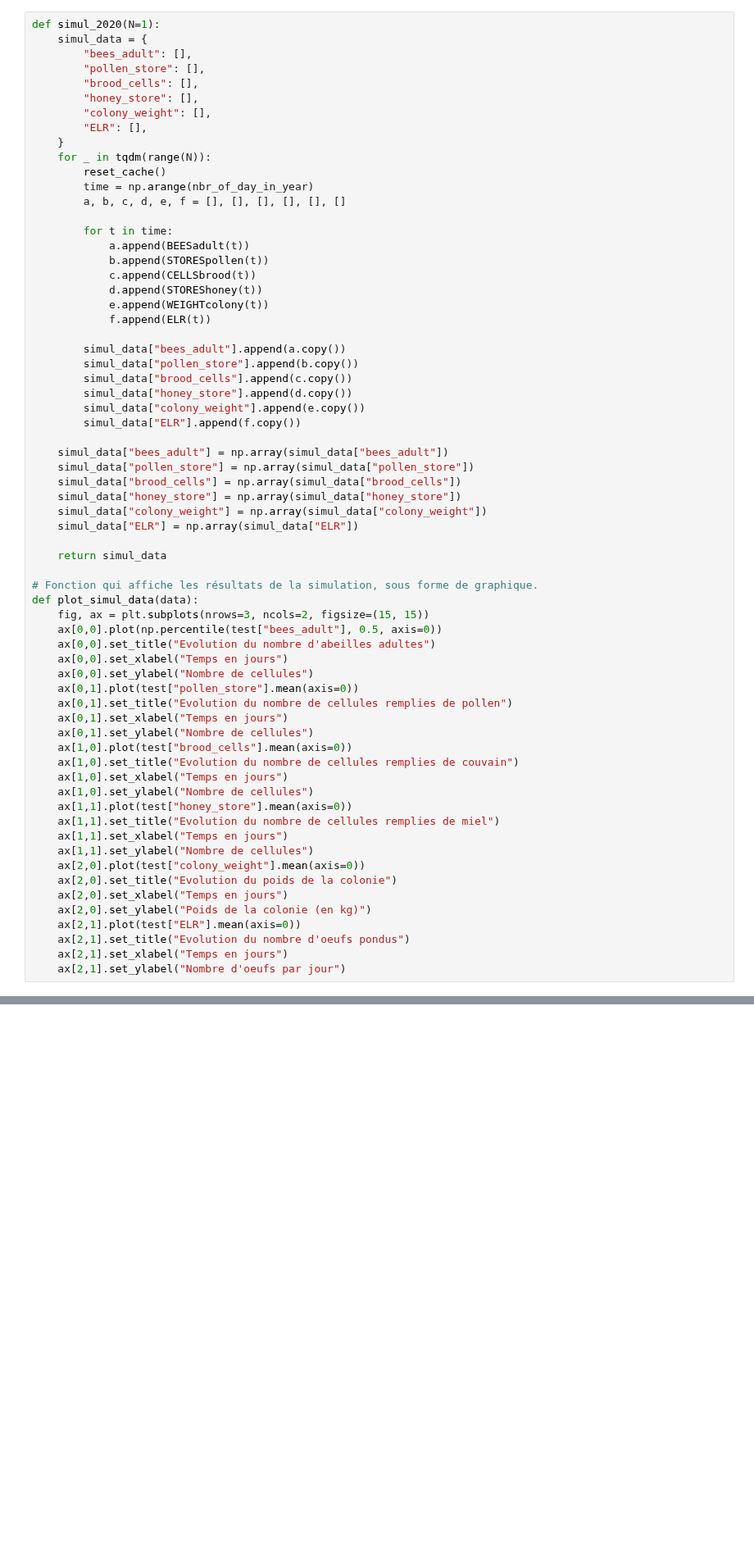
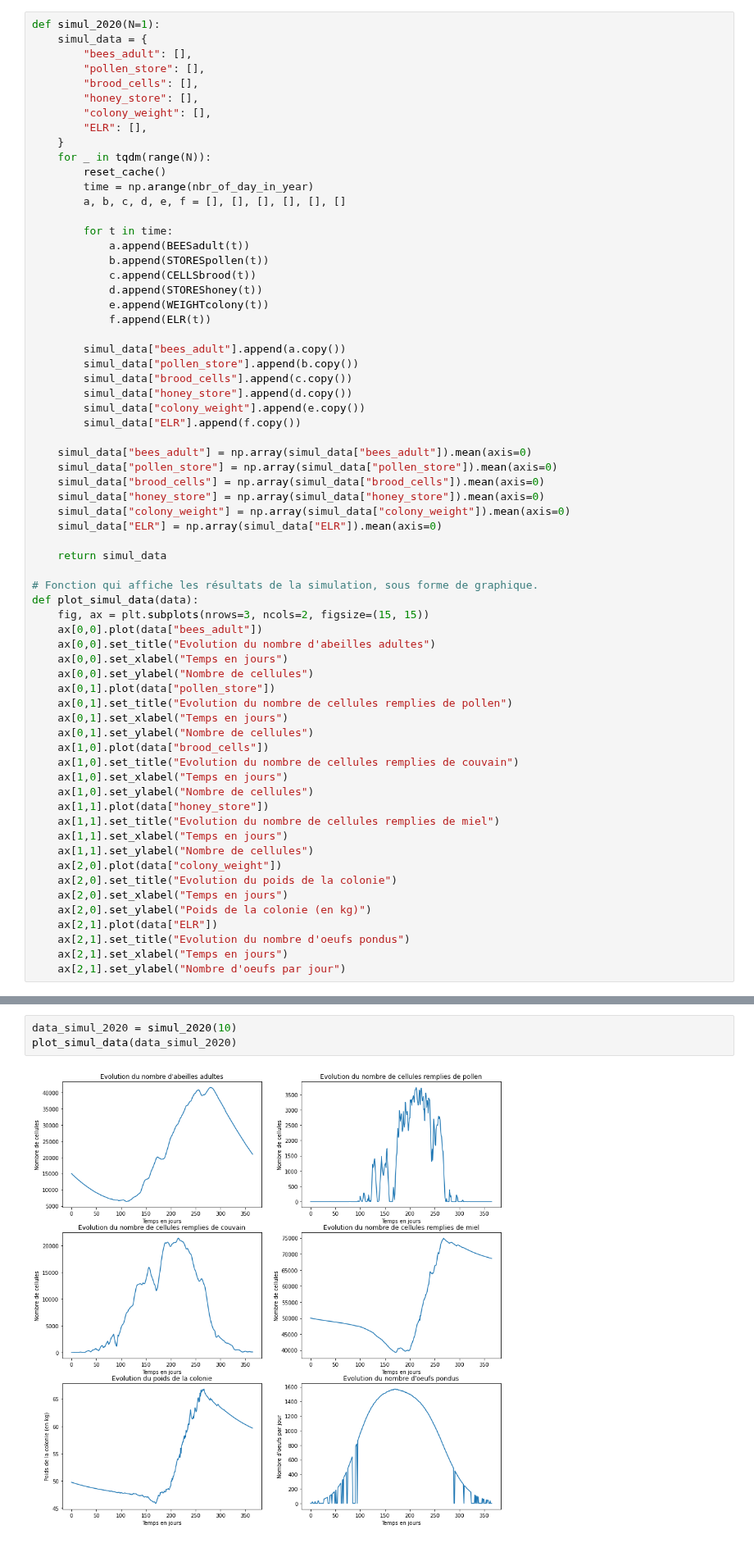
Before and after one commit to SylvJalb/beenamics, a Jupyter notebook: notebook_simulation_ruche.ipynb, the cells around one changed output, grey strips where cells are left out. Shown at 82% size. Drawn from its saved outputs; the diff is of its cells as text; blank space fills up the shorter version.

```diff
--- a/notebook_simulation_ruche.ipynb
+++ b/notebook_simulation_ruche.ipynb
@@ -1223,39 +1221,39 @@ def simul_2020(N=1):
         simul_data["colony_weight"].append(e.copy())
         simul_data["ELR"].append(f.copy())
 
-    simul_data["bees_adult"] = np.array(simul_data["bees_adult"])
-    simul_data["pollen_store"] = np.array(simul_data["pollen_store"])
-    simul_data["brood_cells"] = np.array(simul_data["brood_cells"])
-    simul_data["honey_store"] = np.array(simul_data["honey_store"])
-    simul_data["colony_weight"] = np.array(simul_data["colony_weight"])
-    simul_data["ELR"] = np.array(simul_data["ELR"])
+    simul_data["bees_adult"] = np.array(simul_data["bees_adult"]).mean(axis=0)
+    simul_data["pollen_store"] = np.array(simul_data["pollen_store"]).mean(axis=0)
+    simul_data["brood_cells"] = np.array(simul_data["brood_cells"]).mean(axis=0)
+    simul_data["honey_store"] = np.array(simul_data["honey_store"]).mean(axis=0)
+    simul_data["colony_weight"] = np.array(simul_data["colony_weight"]).mean(axis=0)
+    simul_data["ELR"] = np.array(simul_data["ELR"]).mean(axis=0)
 
     return simul_data
 
 # Fonction qui affiche les résultats de la simulation, sous forme de graphique.
 def plot_simul_data(data):
     fig, ax = plt.subplots(nrows=3, ncols=2, figsize=(15, 15))
-    ax[0,0].plot(np.percentile(test["bees_adult"], 0.5, axis=0))
+    ax[0,0].plot(data["bees_adult"])
     ax[0,0].set_title("Evolution du nombre d'abeilles adultes")
     ax[0,0].set_xlabel("Temps en jours")
     ax[0,0].set_ylabel("Nombre de cellules")
-    ax[0,1].plot(test["pollen_store"].mean(axis=0))
+    ax[0,1].plot(data["pollen_store"])
     ax[0,1].set_title("Evolution du nombre de cellules remplies de pollen")
     ax[0,1].set_xlabel("Temps en jours")
     ax[0,1].set_ylabel("Nombre de cellules")
-    ax[1,0].plot(test["brood_cells"].mean(axis=0))
+    ax[1,0].plot(data["brood_cells"])
     ax[1,0].set_title("Evolution du nombre de cellules remplies de couvain")
     ax[1,0].set_xlabel("Temps en jours")
     ax[1,0].set_ylabel("Nombre de cellules")
-    ax[1,1].plot(test["honey_store"].mean(axis=0))
+    ax[1,1].plot(data["honey_store"])
     ax[1,1].set_title("Evolution du nombre de cellules remplies de miel")
     ax[1,1].set_xlabel("Temps en jours")
     ax[1,1].set_ylabel("Nombre de cellules")
-    ax[2,0].plot(test["colony_weight"].mean(axis=0))
+    ax[2,0].plot(data["colony_weight"])
     ax[2,0].set_title("Evolution du poids de la colonie")
     ax[2,0].set_xlabel("Temps en jours")
     ax[2,0].set_ylabel("Poids de la colonie (en kg)")
-    ax[2,1].plot(test["ELR"].mean(axis=0))
+    ax[2,1].plot(data["ELR"])
     ax[2,1].set_title("Evolution du nombre d'oeufs pondus")
     ax[2,1].set_xlabel("Temps en jours")
     ax[2,1].set_ylabel("Nombre d'oeufs par jour")
@@ -1266,0 +1262,5 @@ plot_simul_data(test)
+# %%
+data_simul_2020 = simul_2020(10)
+plot_simul_data(data_simul_2020)
+# %% [output]
+[figure, added]
```
Also changed, not shown: parts of 14 cells of this notebook, 6 other files.
